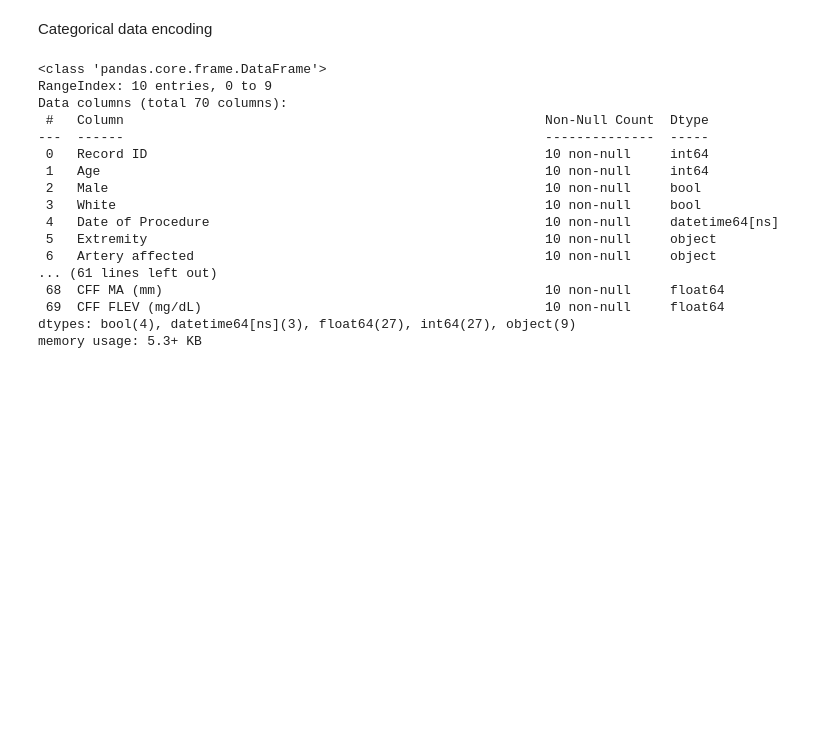
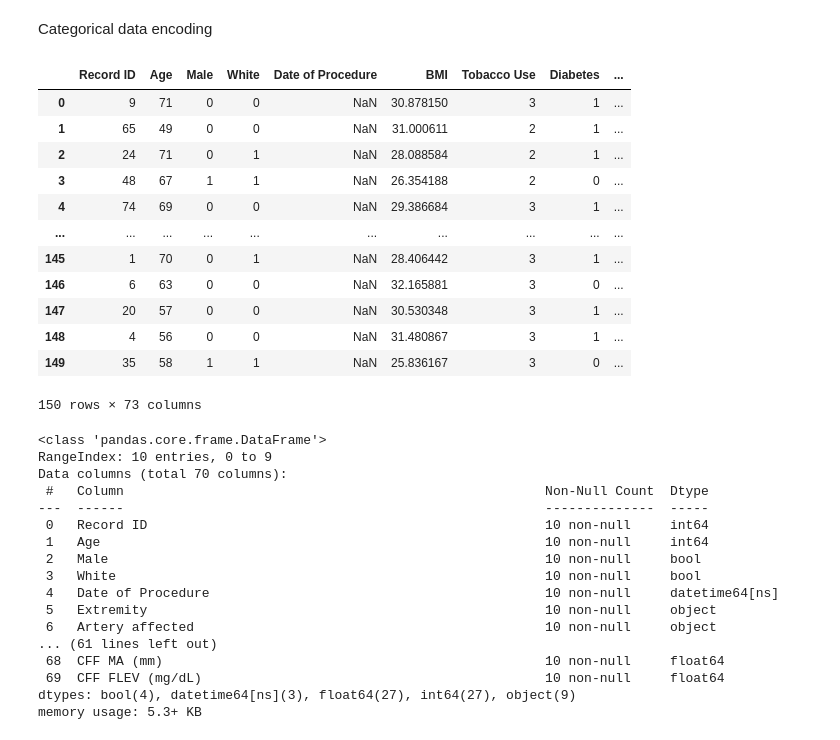
Before and after one commit to kstack21/CapstoneC2023, a Jupyter notebook: eda.ipynb, the cells around one changed output. Drawn from its saved outputs; the diff is of its cells as text; code cells hidden in the pictures; blank space fills up the shorter version.

```diff
--- a/eda.ipynb
+++ b/eda.ipynb
@@ -45,3 +45,22 @@ dtypes: float64(29), int64(32), object(9)
 memory usage: 82.2+ KB
 # %% [markdown]
 Categorical data encoding
+# %%
+# Dummy encoding
+df_encoded = pd.get_dummies(df, columns=['Artery affected',"Extremity",'Anticoagulation','Intervention classification'],
+                            prefix=['Artery affected','Extremity','Anticoagulation','Intervention classification'])
+df_encoded
+# %% [output]
+|  | Record ID | Age | Male | White | Date of Procedure | BMI | Tobacco Use | Diabetes | ... |
+| 0 | 9 | 71 | 0 | 0 | NaN | 30.878150 | 3 | 1 | ... |
+| 1 | 65 | 49 | 0 | 0 | NaN | 31.000611 | 2 | 1 | ... |
+| 2 | 24 | 71 | 0 | 1 | NaN | 28.088584 | 2 | 1 | ... |
+| 3 | 48 | 67 | 1 | 1 | NaN | 26.354188 | 2 | 0 | ... |
+| 4 | 74 | 69 | 0 | 0 | NaN | 29.386684 | 3 | 1 | ... |
+| ... | ... | ... | ... | ... | ... | ... | ... | ... | ... |
+| 145 | 1 | 70 | 0 | 1 | NaN | 28.406442 | 3 | 1 | ... |
+| 146 | 6 | 63 | 0 | 0 | NaN | 32.165881 | 3 | 0 | ... |
+| 147 | 20 | 57 | 0 | 0 | NaN | 30.530348 | 3 | 1 | ... |
+| 148 | 4 | 56 | 0 | 0 | NaN | 31.480867 | 3 | 1 | ... |
+| 149 | 35 | 58 | 1 | 1 | NaN | 25.836167 | 3 | 0 | ... |
+150 rows × 73 columns
```
Also changed, not shown: parts of 1 cell of this notebook, 5 other files.
